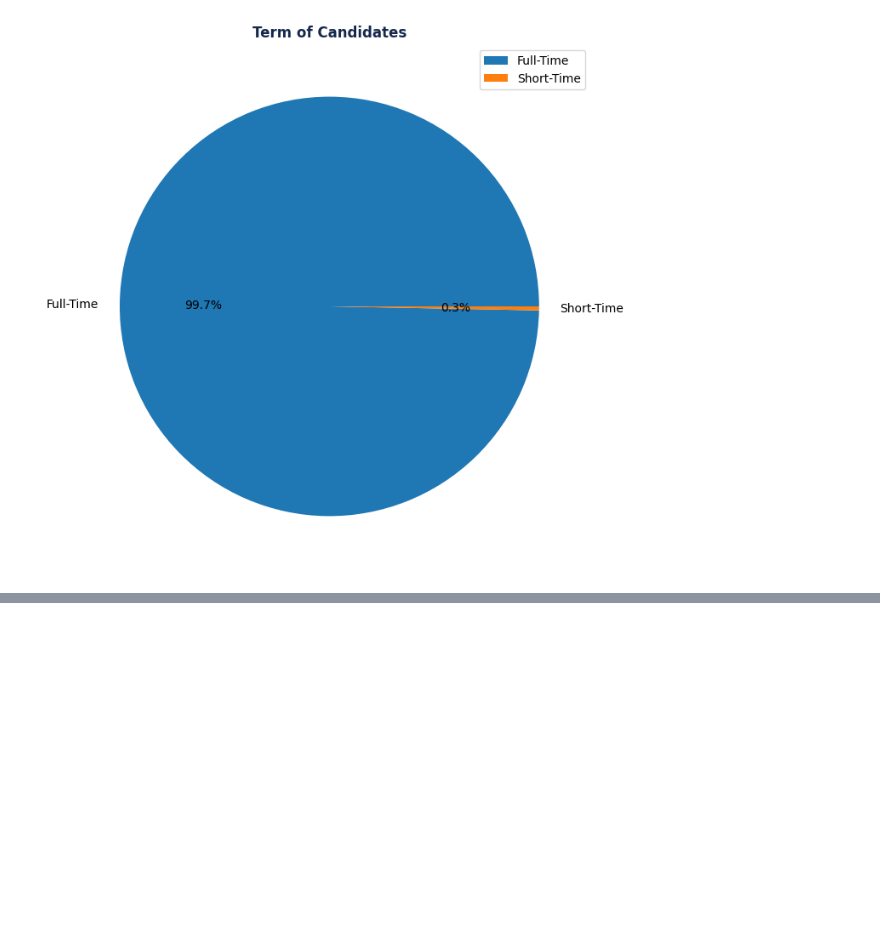
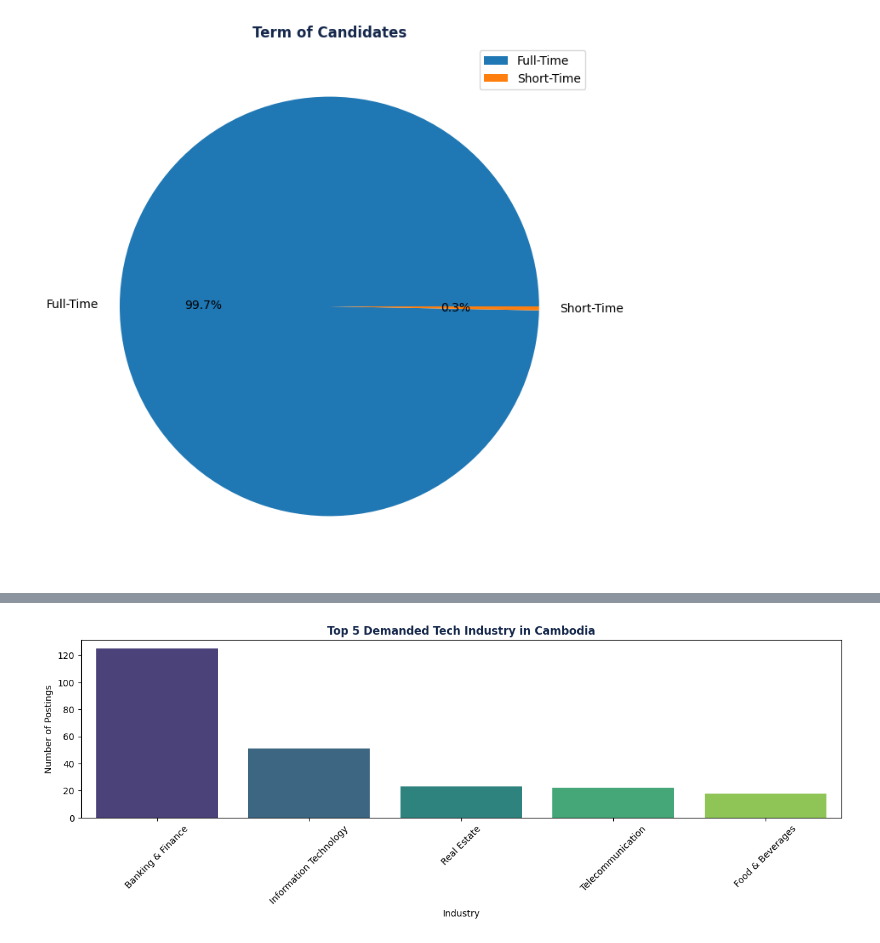
Before and after one commit to votanasrey/DataScience_WAR, a Jupyter notebook: cambodia_tech_job_analysis/data_visualizer.ipynb, the cells around one changed output, grey strips where cells are left out. Drawn from its saved outputs; the diff is of its cells as text; code cells hidden in the pictures; blank space fills up the shorter version.

```diff
--- a/cambodia_tech_job_analysis/data_visualizer.ipynb
+++ b/cambodia_tech_job_analysis/data_visualizer.ipynb
@@ -313,0 +347,17 @@ plt.show()
+# %%
+
+import warnings
+warnings.filterwarnings('ignore')
+
+job_demand = df_sent['Industry'].value_counts().head(5)
+plt.figure(figsize=(15, 12))
+
+plt.subplot(3, 1, 1)
+sns.barplot(x=job_demand.index, y=job_demand.values, palette='viridis')
+plt.title('Top 5 Demanded Tech Industry in Cambodia', fontweight='bold', color='#15284C')
+plt.xlabel('Industry')
+plt.ylabel('Number of Postings')
+plt.xticks(rotation=45)
+plt.show()
+# %% [output]
+[figure, added]
```
Also changed, not shown: parts of 5 cells of this notebook, 1 other file.
